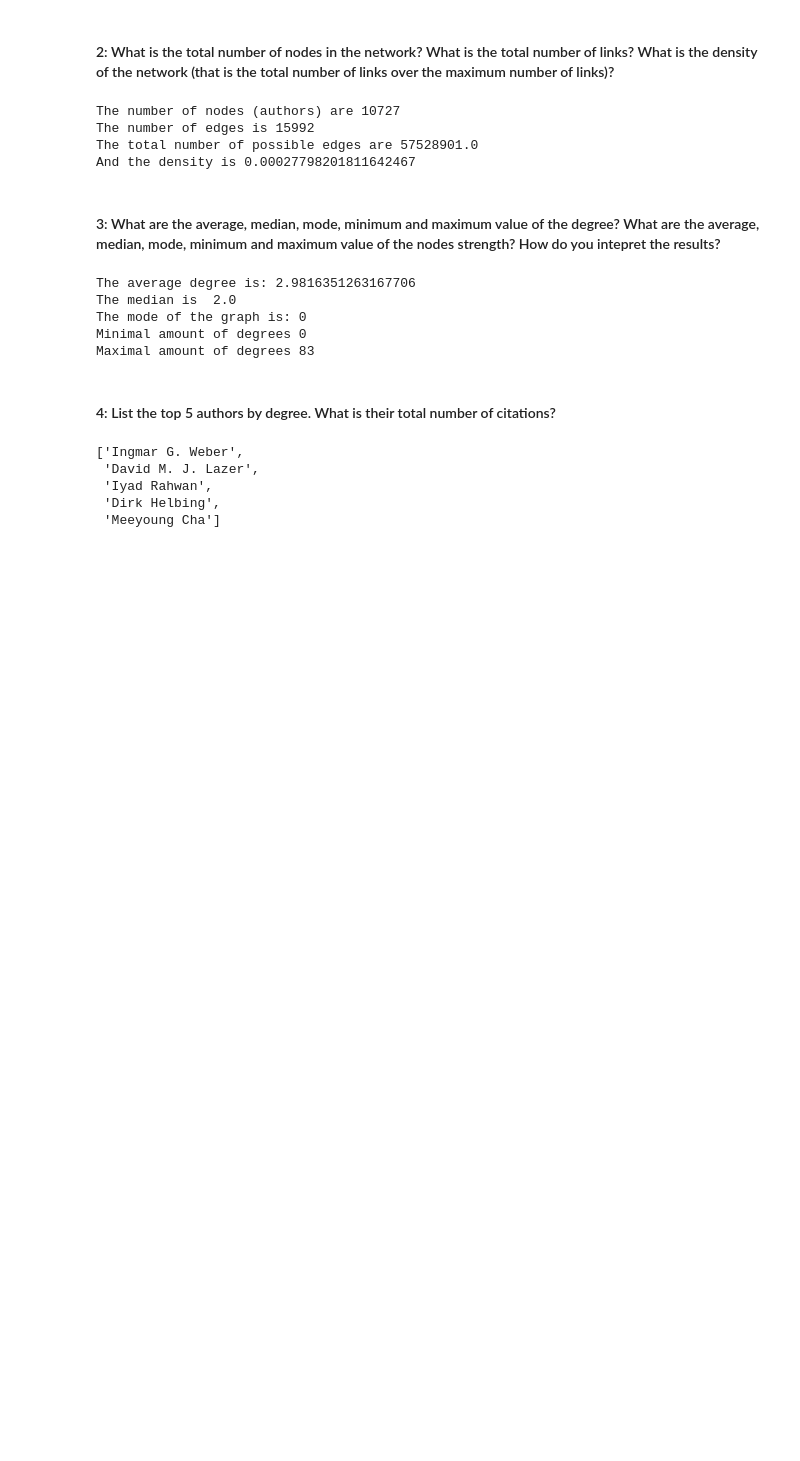
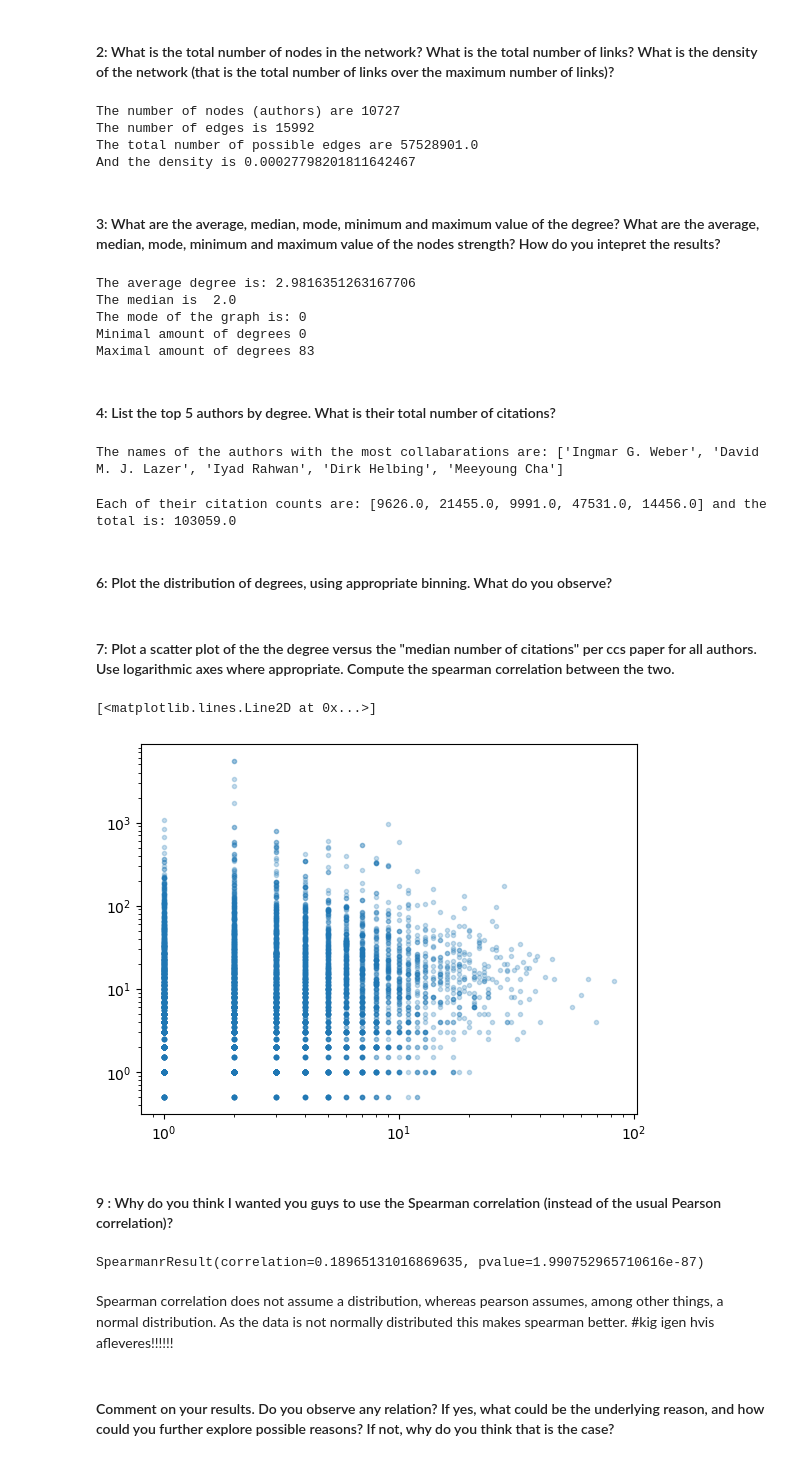
Before and after one commit to davidAlvaBro/comsocsci2023, a Jupyter notebook: week 4.ipynb, the cells around one changed output. Drawn from its saved outputs; the diff is of its cells as text; code cells hidden in the pictures; blank space fills up the shorter version.

```diff
--- a/week 4.ipynb
+++ b/week 4.ipynb
@@ -386,15 +387,29 @@ Maximal amount of degrees 83
 # %% [markdown]
 #### 4: List the top 5 authors by degree. What is their total number of citations?
 # %%
+#Sort by the degrees to get those with most
 dict_degree = dict(CSS_graph.degree(CSS_authors))
 sorted_items = sorted(dict_degree.items(), key=lambda x: x[1], reverse=True)[:5]
 top_keys = [k for k, v in sorted_items]
+
+#Get the names from the found ids
 dict_names = nx.get_node_attributes(CSS_graph, "att1")
 names = [dict_names.get(key, None) for key in top_keys]
-names
+
+print("The names of the authors with the most collabarations are:", names)
 # %% [output]
-['Ingmar G. Weber',
- 'David M. J. Lazer',
- 'Iyad Rahwan',
- 'Dirk Helbing',
- 'Meeyoung Cha']
+The names of the authors with the most collabarations are: ['Ingmar G. Weber', 'David M. J. Lazer', 'Iyad Rahwan', 'Dirk Helbing', 'Meeyoung Cha']
+# %%
+#Their number of citations
+citations = []
+
+for id in top_keys:
+   citations.append(df_authors.loc[df_authors['id'] == id, 'citationCount'].values[0])
+
+print("Each of their citation counts are:", citations, "and the total is:", sum(citations))
+# %% [output]
+Each of their citation counts are: [9626.0, 21455.0, 9991.0, 47531.0, 14456.0] and the total is: 103059.0
+# %% [markdown]
+#### 6: Plot the distribution of degrees, using appropriate binning. What do you observe?
+# %% [markdown]
+#### 7: Plot a scatter plot of the the degree versus the "median number of citations" per ccs paper for all authors. Use logarithmic axes where appropriate. Compute the spearman correlation between the two.
@@ -400,0 +418,21 @@ names
+# %%
+degree_list = list(dict(CSS_graph.degree(CSS_authors)).values())
+median_citations = nx.get_node_attributes(CSS_graph, "att3").values()
+#print(degree_list)
+plt.yscale("log")
+plt.xscale("log")
+plt.plot(degree_list, median_citations,".",alpha=0.25)
+# %% [output]
+[<matplotlib.lines.Line2D at 0x...>]
+[figure, added]
+# %% [markdown]
+#### 9 : Why do you think I wanted you guys to use the Spearman correlation (instead of the usual Pearson correlation)?
+# %%
+print(spearmanr(degree_list, list(median_citations)))
+# %% [output]
+SpearmanrResult(correlation=0.18965131016869635, pvalue=1.990752965710616e-87)
+# %% [markdown]
+Spearman correlation does not assume a distribution, whereas pearson assumes, among other things, a normal distribution. As the data is not normally distributed this makes spearman better.
+#kig igen hvis afleveres!!!!!!
+# %% [markdown]
+#### Comment on your results. Do you observe any relation? If yes, what could be the underlying reason, and how could you further explore possible reasons? If not, why do you think that is the case?
```
Also changed, not shown: parts of 3 cells of this notebook.
